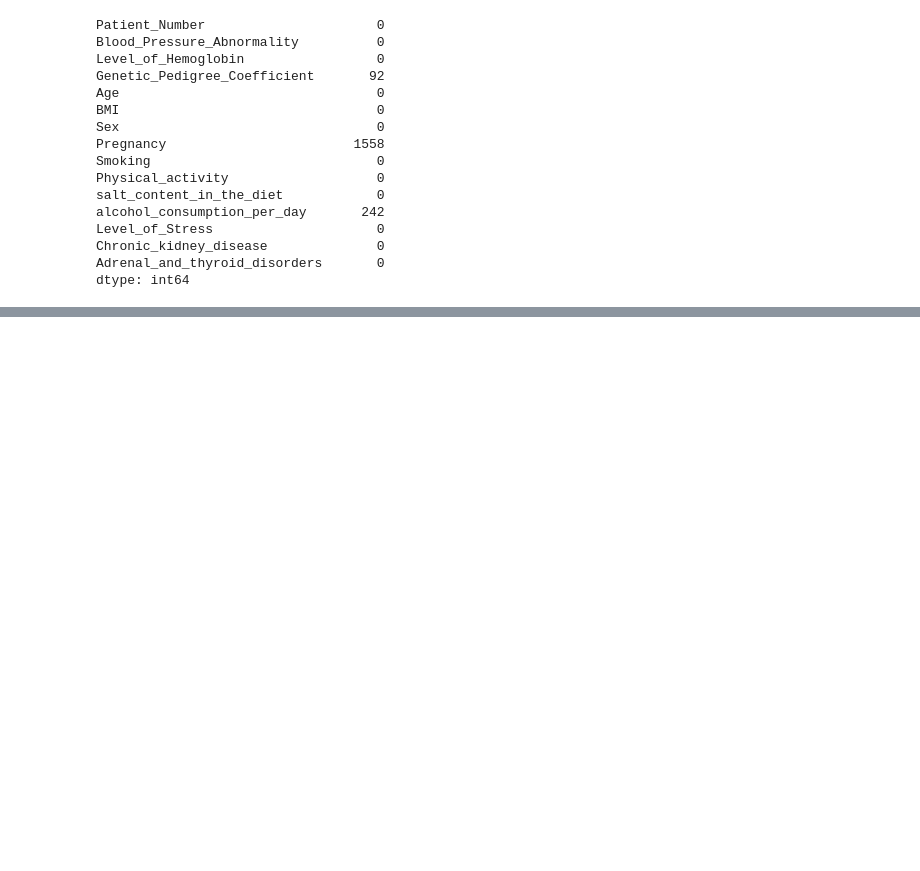
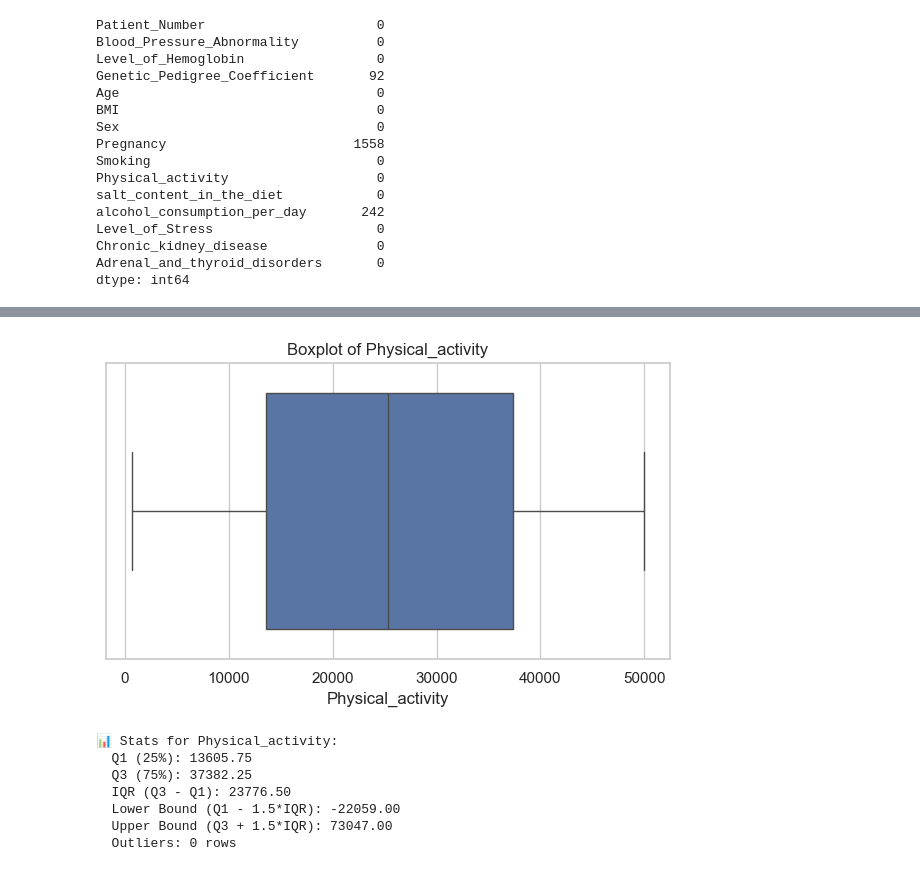
Before and after one commit to JungWooJJING/AI_Class, a Jupyter notebook: 7week/7week_class.ipynb, the cells around one changed output, grey strips where cells are left out. Drawn from its saved outputs; the diff is of its cells as text; code cells hidden in the pictures; blank space fills up the shorter version.

```diff
--- a/7week/7week_class.ipynb
+++ b/7week/7week_class.ipynb
@@ -91,0 +141,39 @@ dtype: int64
+# %%
+import seaborn as sns
+import matplotlib.pyplot as plt
+
+def show_boxplot_with_stats(data, column):
+    # Boxplot 그리기
+    plt.figure(figsize=(6, 4))
+    sns.boxplot(x=data[column])
+    plt.title(f'Boxplot of {column}')
+    plt.xlabel(column)
+    plt.tight_layout()
+    plt.show()
+
+    # 범위 통계 출력
+    q1 = data[column].quantile(0.25)
+    q3 = data[column].quantile(0.75)
+    iqr = q3 - q1
+    lower_bound = q1 - 1.5 * iqr
+    upper_bound = q3 + 1.5 * iqr
+
+    print(f"📊 Stats for {column}:")
+    print(f"  Q1 (25%): {q1:.2f}")
+    print(f"  Q3 (75%): {q3:.2f}")
+    print(f"  IQR (Q3 - Q1): {iqr:.2f}")
+    print(f"  Lower Bound (Q1 - 1.5*IQR): {lower_bound:.2f}")
+    print(f"  Upper Bound (Q3 + 1.5*IQR): {upper_bound:.2f}")
+    print(f"  Outliers: {((data[column] < lower_bound) | (data[column] > upper_bound)).sum()} rows")
+
+# 사용 예시
+show_boxplot_with_stats(data, 'Physical_activity')
+# %% [output]
+[figure, added]
+📊 Stats for Physical_activity:
+  Q1 (25%): 13605.75
+  Q3 (75%): 37382.25
+  IQR (Q3 - Q1): 23776.50
+  Lower Bound (Q1 - 1.5*IQR): -22059.00
+  Upper Bound (Q3 + 1.5*IQR): 73047.00
+  Outliers: 0 rows
```
Also changed, not shown: parts of 17 cells of this notebook.
